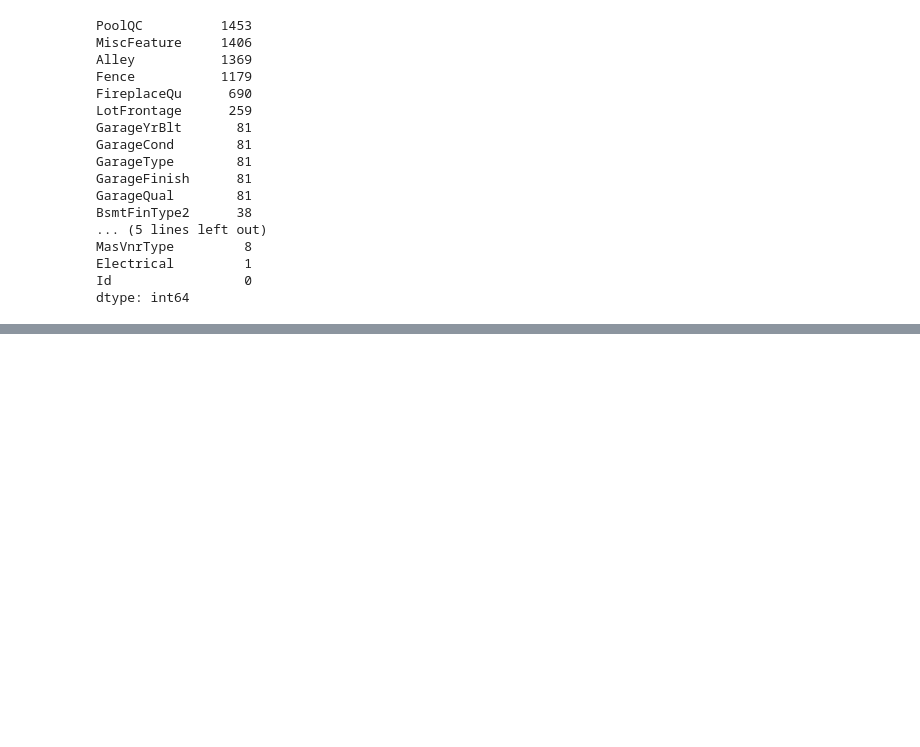
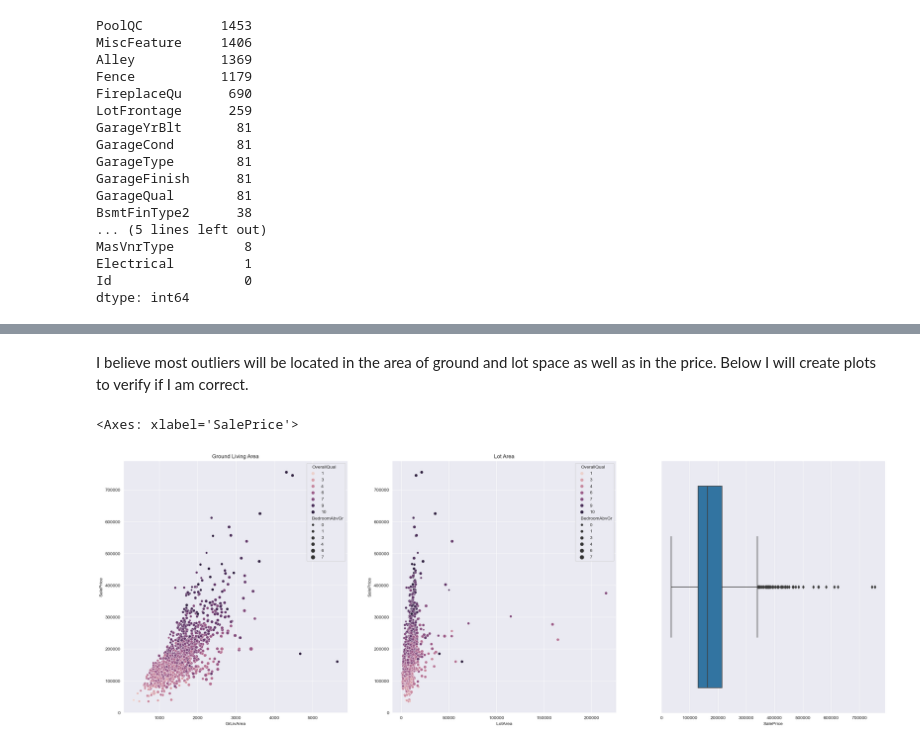
Before and after one commit to DKF-92/Machine-Learning-Comp, a Jupyter notebook: Housing_Dataset/housing_NB.ipynb, the cells around one changed output, grey strips where cells are left out. Saved outputs shown, nothing was run; the diff lists cells and outputs as text; code cells hidden in the pictures; blank space fills up the shorter version.

```diff
--- a/Housing_Dataset/housing_NB.ipynb
+++ b/Housing_Dataset/housing_NB.ipynb
@@ -130,0 +140,14 @@ dtype: int64
+# %% [markdown]
+I believe most outliers will be located in the area of ground and lot space as well as in the price. Below I will create plots to verify if I am correct.
+# %%
+fig, ax = plt.subplots(1, 3, figsize=(30, 10))
+sns.scatterplot(x=df_train.GrLivArea, y=df_train.SalePrice, size=df_train.BedroomAbvGr, hue=df_train.OverallQual, ax=ax[0])
+ax[0].set_title("Ground Living Area")
+
+sns.scatterplot(x=df_train.LotArea,y=df_train.SalePrice,size=df_train.BedroomAbvGr,hue=df_train.OverallQual, ax=ax[1])
+ax[1].set_title("Lot Area")
+
+sns.boxplot(x=df_train.SalePrice)
+# %% [output]
+<Axes: xlabel='SalePrice'>
+[figure, added]
```
Also changed, not shown: parts of 9 cells of this notebook.
